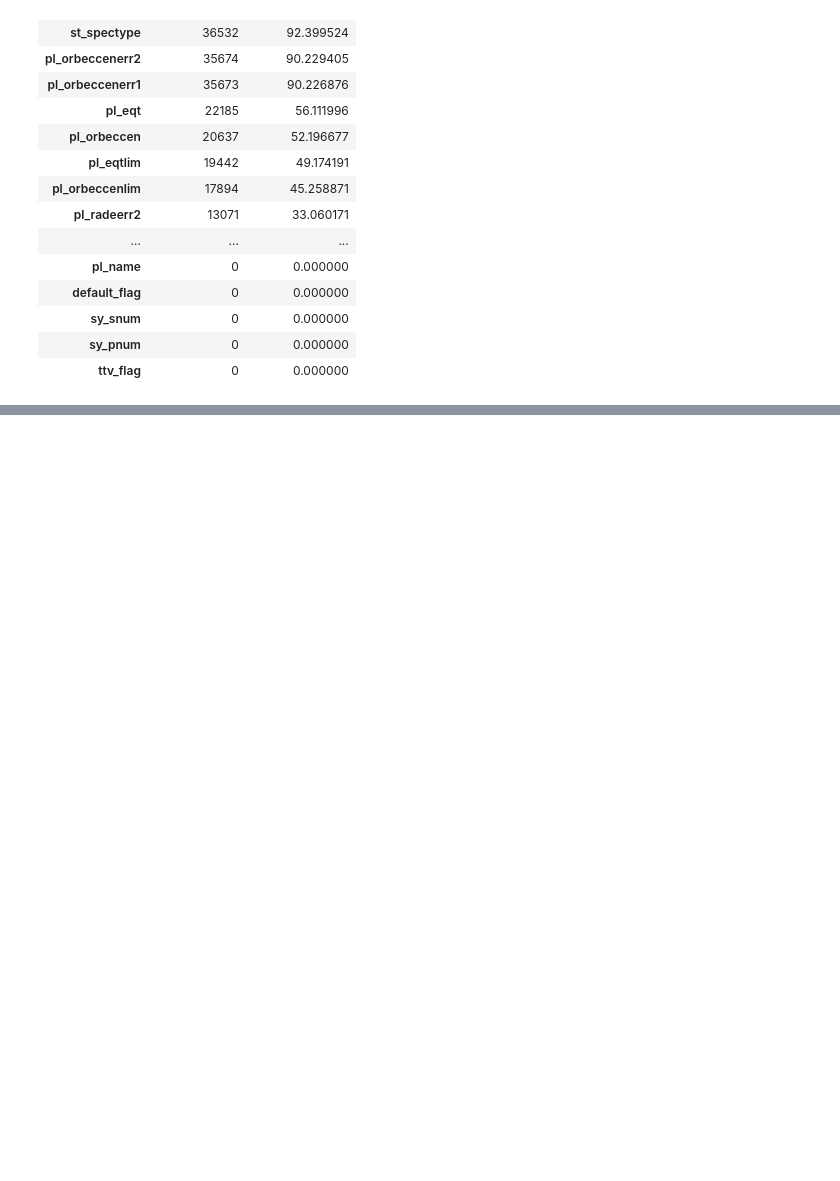
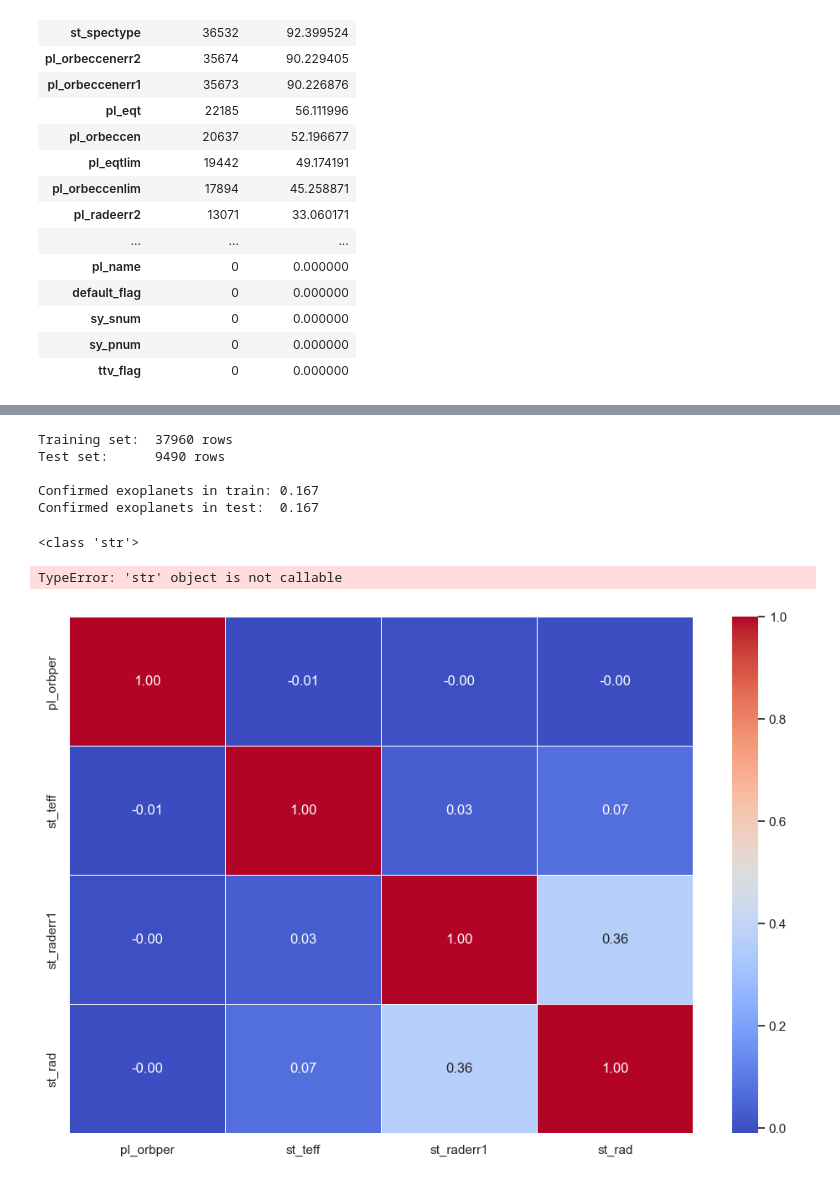
Before and after one commit to minaE1-web/exoplanet-aimodel, a Jupyter notebook: finalModel.ipynb, the cells around one changed output, grey strips where cells are left out. Saved outputs shown, nothing was run; the diff lists cells and outputs as text; code cells hidden in the pictures; blank space fills up the shorter version.

Commit message:
Added the testing model 80/20

```diff
--- a/finalModel.ipynb
+++ b/finalModel.ipynb
@@ -248 +248,22 @@ pl_orbper     1.000011
 dtype: float64
+# %%
+#Traning & model
+FEATURES=["pl_orbper","st_raderr1","st_teff","st_rad"]
+TARGET="label"
+X = df_clean[FEATURES]
+y = df_clean[TARGET]
+
+X_train, X_test, y_train, y_test = train_test_split(
+    X, y, test_size=0.2, random_state=42, stratify=y
+)
+print(f"Training set:  {X_train.shape[0]} rows")
+print(f"Test set:      {X_test.shape[0]} rows")
+
+print(f"\nConfirmed exoplanets in train: {y_train.mean():.3f}")
+print(f"Confirmed exoplanets in test:  {y_test.mean():.3f}")
+# %% [output]
+Training set:  37960 rows
+Test set:      9490 rows
+
+Confirmed exoplanets in train: 0.167
+Confirmed exoplanets in test:  0.167
@@ -249,3 +272,22 @@ dtype: float64
 # %%
+import matplotlib.pyplot as plt
 #Correlation map
-plt.figure(figsize=())
+corr_matrix = X_scaled.corr()
+
+plt.figure(figsize=(12,8))
+
+sns.heatmap(
+    corr_matrix,
+    annot=True,
+    fmt=".2f",
+    cmap="coolwarm",
+    linewidths=0.5
+)
+print(type(plt.title))
+plt.title("Correlation in Exoplanets")
+
+plt.show()
+# %% [output]
+<class 'str'>
+TypeError: 'str' object is not callable
+[figure, added]
```
Also changed, not shown: parts of 6 cells of this notebook.
